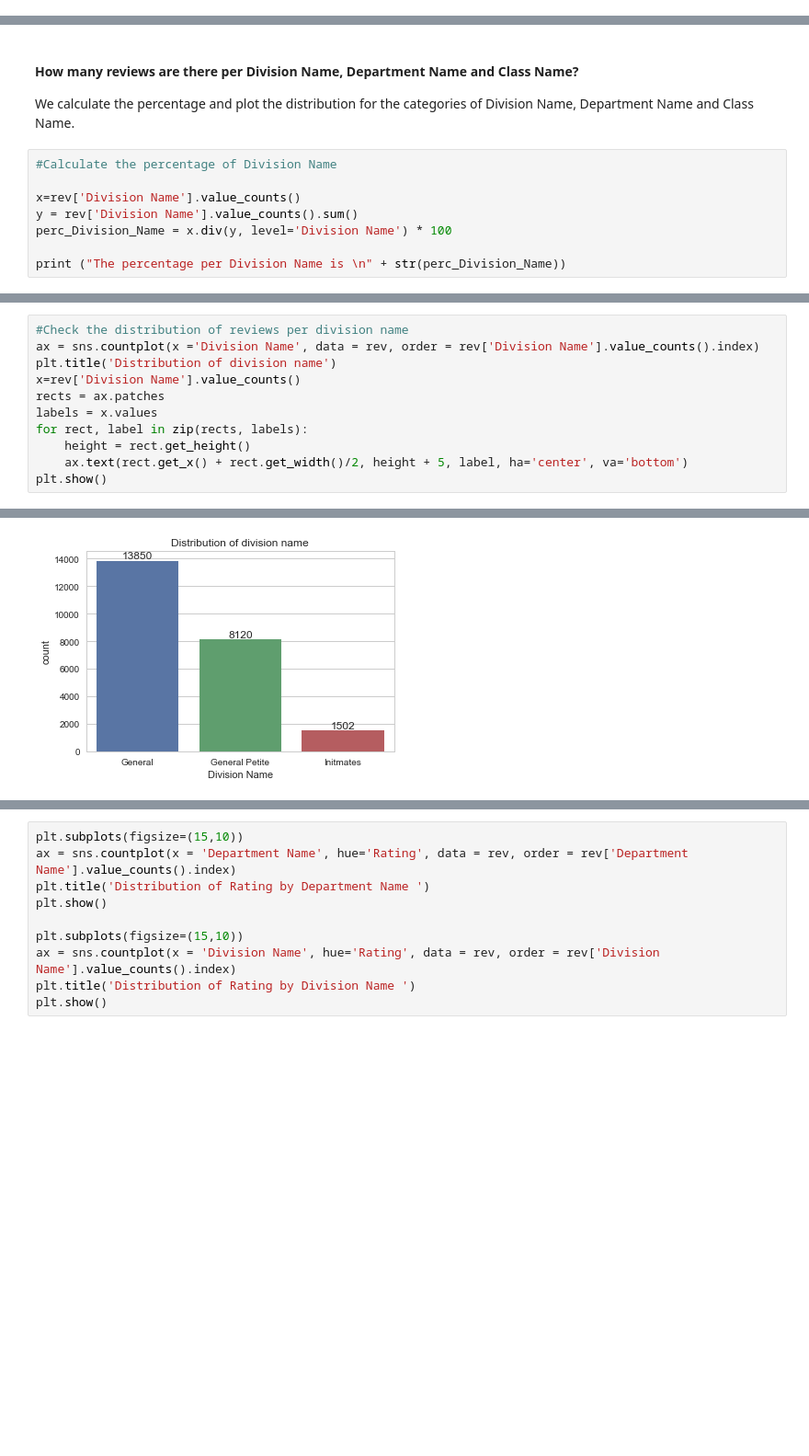
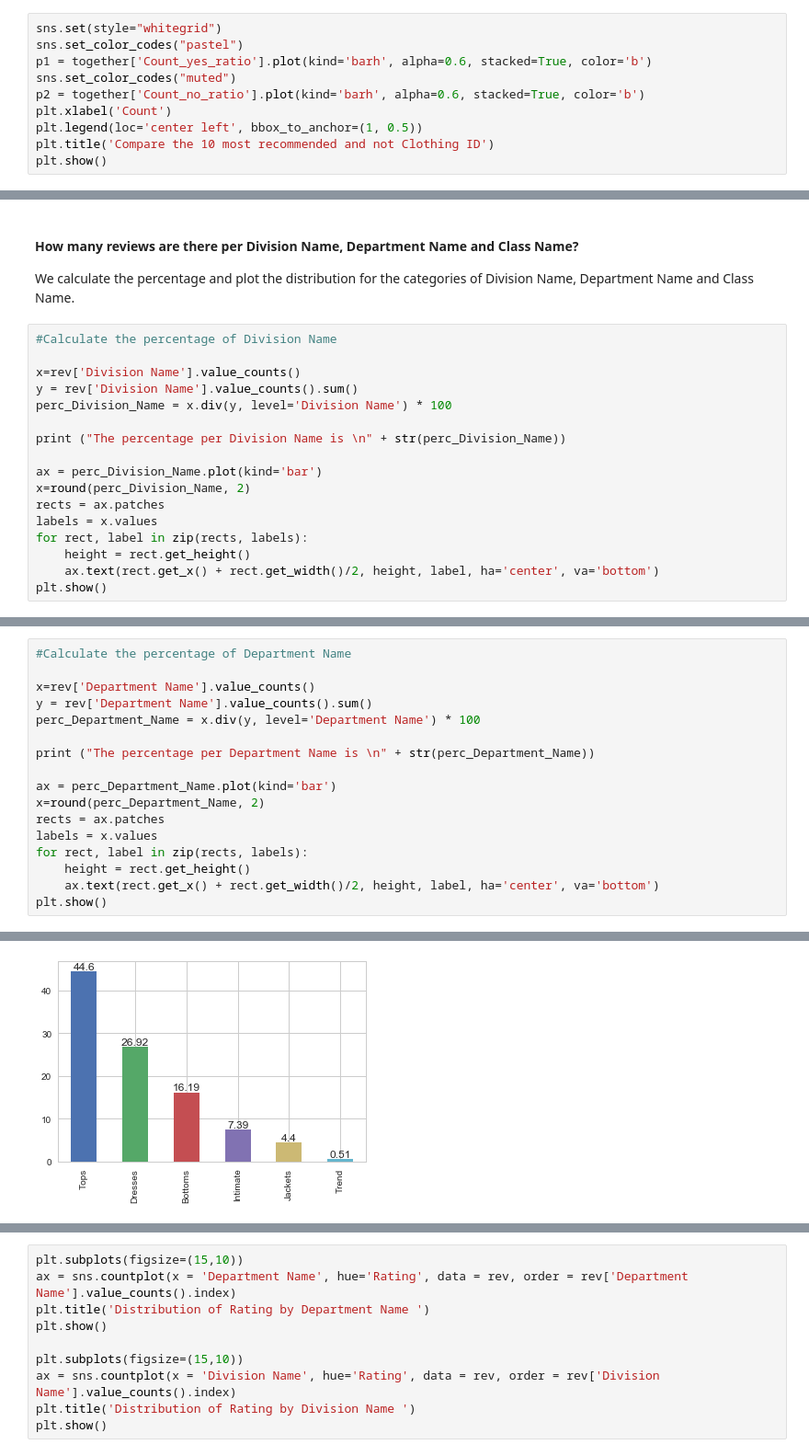
Before and after one commit to LisaB83/Analysis-on-e-commerce-reviews, a Jupyter notebook: Capstone_Project_EDA.ipynb, the cells around one changed output, grey strips where cells are left out. Shown at 92% size. Cells and saved outputs as stored; diff of their text form; blank space fills up the shorter version.

```diff
--- a/Capstone_Project_EDA.ipynb
+++ b/Capstone_Project_EDA.ipynb
@@ -338,0 +325,10 @@ plt.show()
+# %%
+sns.set(style="whitegrid")
+sns.set_color_codes("pastel")
+p1 = together['Count_yes_ratio'].plot(kind='barh', alpha=0.6, stacked=True, color='b')
+sns.set_color_codes("muted")
+p2 = together['Count_no_ratio'].plot(kind='barh', alpha=0.6, stacked=True, color='b')
+plt.xlabel('Count')
+plt.legend(loc='center left', bbox_to_anchor=(1, 0.5))
+plt.title('Compare the 10 most recommended and not Clothing ID')
+plt.show()
@@ -379,6 +377,15 @@ y = rev['Division Name'].value_counts().sum()
 perc_Division_Name = x.div(y, level='Division Name') * 100
 
 print ("The percentage per Division Name is \n" + str(perc_Division_Name))
+
+ax = perc_Division_Name.plot(kind='bar')
+x=round(perc_Division_Name, 2)
+rects = ax.patches
+labels = x.values
+for rect, label in zip(rects, labels):
+    height = rect.get_height()
+    ax.text(rect.get_x() + rect.get_width()/2, height, label, ha='center', va='bottom')
+plt.show()
 # %% [output]
 The percentage per Division Name is
 General           59.006476
@@ -388,12 +399,18 @@ Name: Division Name, dtype: float64
 # %%
-#Check the distribution of reviews per division name
-ax = sns.countplot(x ='Division Name', data = rev, order = rev['Division Name'].value_counts().index)
-plt.title('Distribution of division name')
-x=rev['Division Name'].value_counts()
+#Calculate the percentage of Department Name
+
+x=rev['Department Name'].value_counts()
+y = rev['Department Name'].value_counts().sum()
+perc_Department_Name = x.div(y, level='Department Name') * 100
+
+print ("The percentage per Department Name is \n" + str(perc_Department_Name))
+
+ax = perc_Department_Name.plot(kind='bar')
+x=round(perc_Department_Name, 2)
 rects = ax.patches
 labels = x.values
 for rect, label in zip(rects, labels):
     height = rect.get_height()
-    ax.text(rect.get_x() + rect.get_width()/2, height + 5, label, ha='center', va='bottom')
+    ax.text(rect.get_x() + rect.get_width()/2, height, label, ha='center', va='bottom')
 plt.show()
 # %% [output]
@@ -400 +425 @@ plt.show()
-[figure, old version]
+[figure, new version]
```
Also changed, not shown: parts of 52 cells of this notebook.
